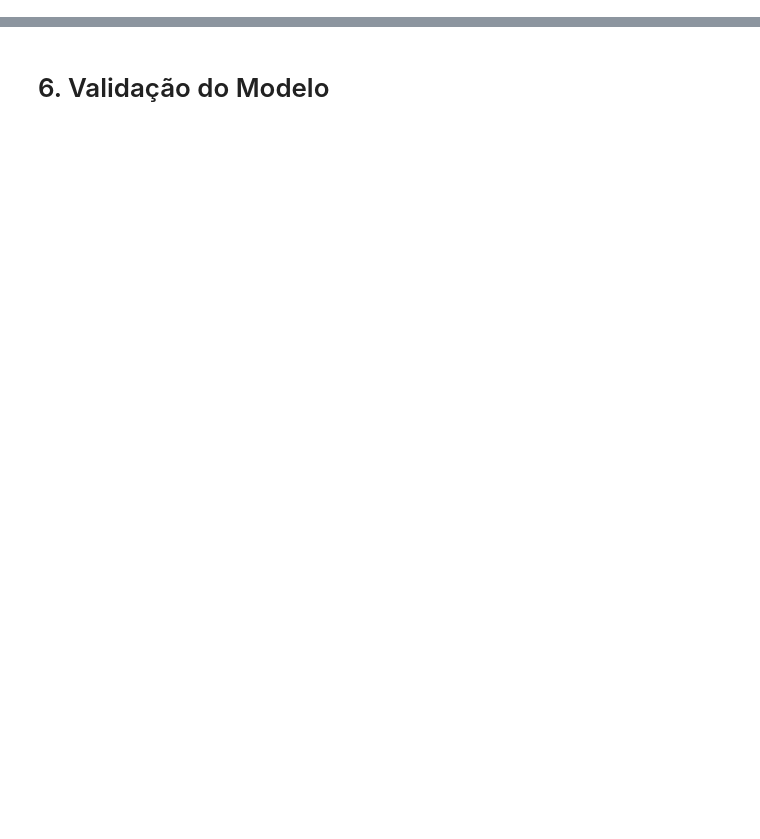
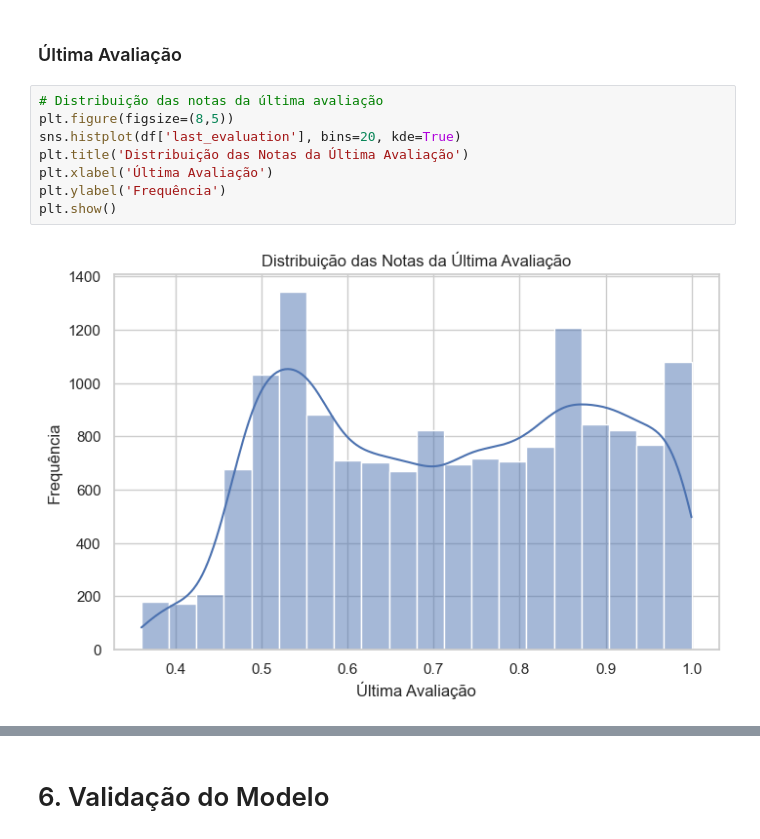
Before and after one commit to YumiiOnoue/ml_predicao_churn, a Jupyter notebook: analise_abandono.ipynb, the cells around one changed output, grey strips where cells are left out. Drawn from its saved outputs; the diff is of its cells as text; blank space fills up the shorter version.

```diff
--- a/analise_abandono.ipynb
+++ b/analise_abandono.ipynb
@@ -25,0 +223,12 @@ Construa um modelo preditivo com os algoritmos disponíveis na biblioteca do Sci
+# %% [markdown]
+### Última Avaliação
+# %%
+# Distribuição das notas da última avaliação
+plt.figure(figsize=(8,5))
+sns.histplot(df['last_evaluation'], bins=20, kde=True)
+plt.title('Distribuição das Notas da Última Avaliação')
+plt.xlabel('Última Avaliação')
+plt.ylabel('Frequência')
+plt.show()
+# %% [output]
+[figure, added]
```
Also changed, not shown: parts of 89 cells of this notebook, 1 other file.
